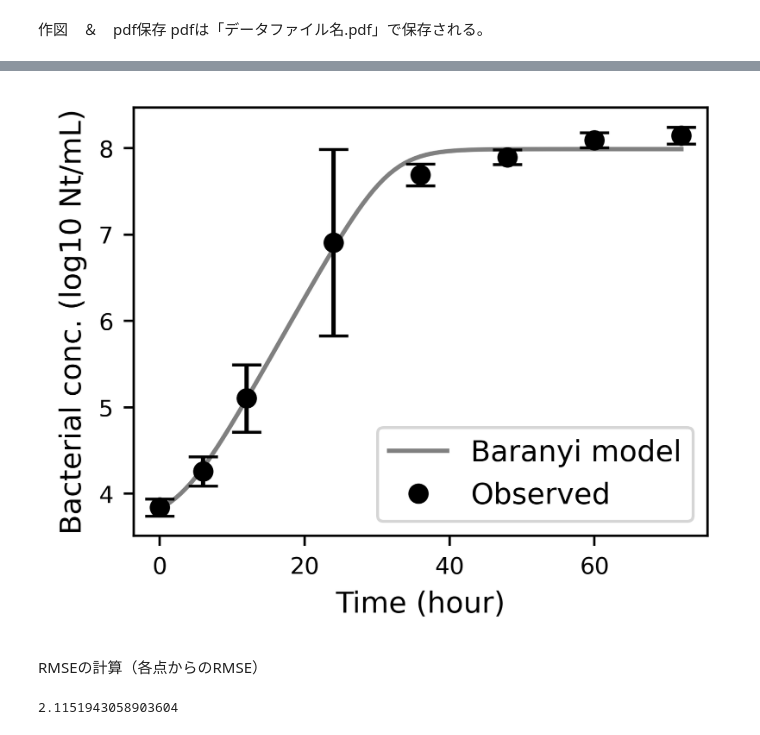
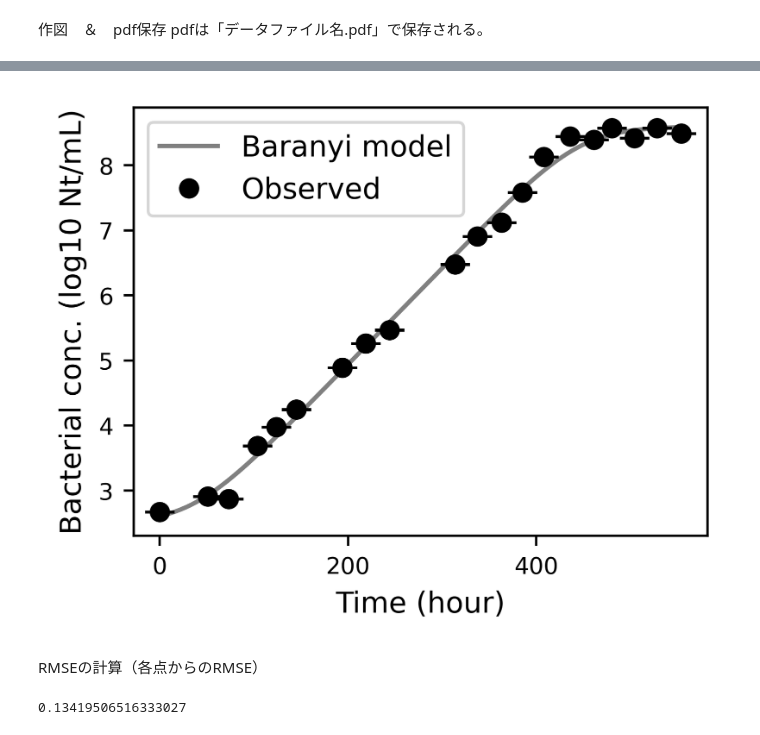
Before and after one commit to Hiroki-Abe/Baranyi_fitting, a Jupyter notebook: Baranyi fitting/Baranyi fitting (curve_fit) No S.D. data.ipynb, the cells around one changed output, grey strips where cells are left out. Drawn from its saved outputs; the diff is of its cells as text; code cells hidden in the pictures.

```diff
--- a/Baranyi fitting/Baranyi fitting (curve_fit) No S.D. data.ipynb
+++ b/Baranyi fitting/Baranyi fitting (curve_fit) No S.D. data.ipynb
@@ -17,7 +17,7 @@ time, logN, s.d.のラベルは変更しない。
 変更すると読み込みにエラーが発生する。
 修正できるのであれば変更可
 # %%
-datafile_name = 'Baranyi_data_no_sd.csv'
+datafile_name = 'test1.csv'
 data = pd.read_csv(datafile_name)
 data
 # %% [output]
@@ -86,12 +86,11 @@ for i in range(len(time_list)):
 pdfは「データファイル名.pdf」で保存される。
 # %%
 plt.figure(figsize=(9*0.393701,9*0.393701*3/4), dpi=500)
-plt.rcParams["font.family"] = "Arial"
 
 plt.xticks(size=8)
 plt.yticks(size=8)
-plt.xlabel("Time (hour)",size=10,fontname="Arial")
-plt.ylabel("Bacterial conc. (log10 Nt/mL)",size=10,fontname="Arial")
+plt.xlabel("Time (hour)",size=10)
+plt.ylabel("Bacterial conc. (log10 Nt/mL)",size=10)
 
 plt.plot(time_interval, y_pred, color='gray', label='Baranyi model' )
 
@@ -124,10 +106,10 @@ WARNING:matplotlib.font_manager:findfont: Font family 'Arial' not found.
-[figure, old version]
+[figure, new version]
 # %% [markdown]
 RMSEの計算（各点からのRMSE）
 # %%
 y_pred_RMSE = func(data['time'], para_pred[0], para_pred[1], para_pred[2], para_pred[3])
 errors = data['logN']-y_pred_RMSE
-RMSE = (np.sum(errors**2))**0.5
+RMSE = (np.sum(errors**2)/len(errors))**0.5
 print(RMSE)
 # %% [output]
-2.1151943058903604
+0.13419506516333027
```
Also changed, not shown: parts of 3 cells of this notebook.
